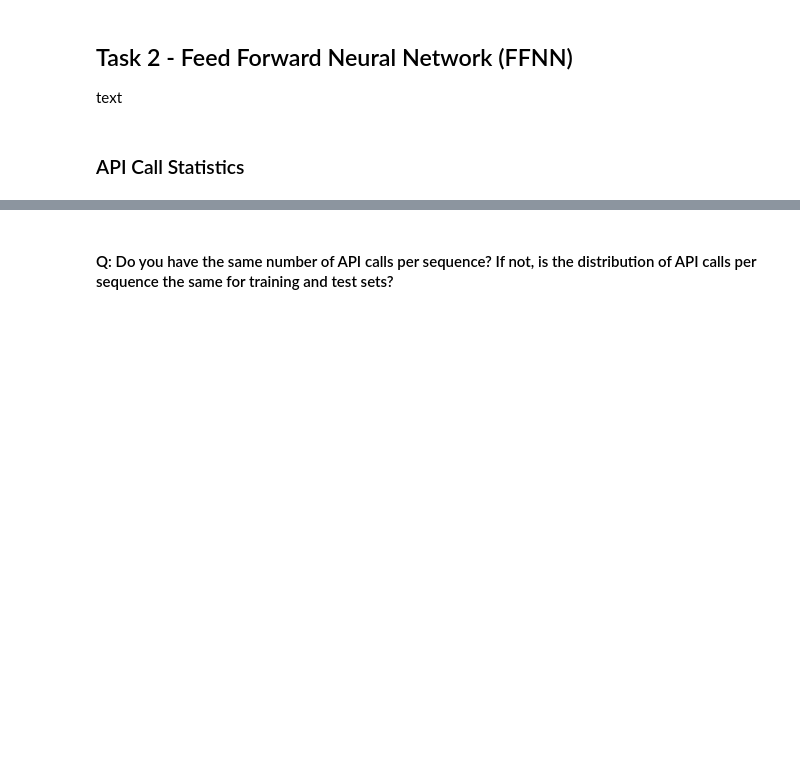
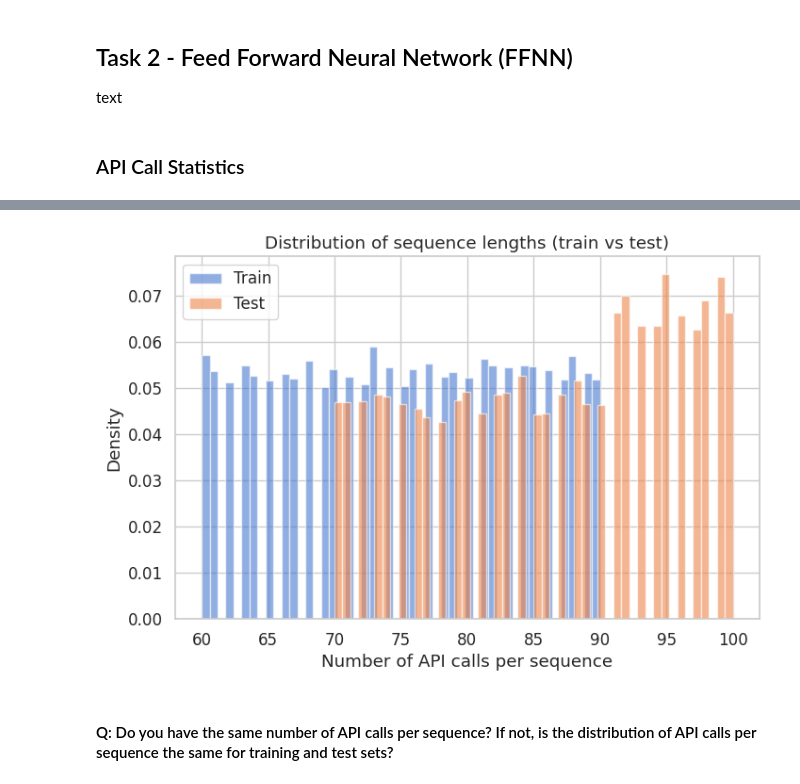
Before and after one commit to AImSecure/Laboratory2, a Jupyter notebook: lab/notebooks/Lab2_FFNN_RNN_GNN.ipynb, the cells around one changed output, grey strips where cells are left out. Drawn from its saved outputs; the diff is of its cells as text; code cells hidden in the pictures; blank space fills up the shorter version.

```diff
--- a/lab/notebooks/Lab2_FFNN_RNN_GNN.ipynb
+++ b/lab/notebooks/Lab2_FFNN_RNN_GNN.ipynb
@@ -381,3 +448,20 @@ save_dir = results_path + 'images/' + 'task2_plots/'
 os.makedirs(save_dir, exist_ok=True)
 # %% [markdown]
 ### API Call Statistics
+# %%
+# --- Compute the length (number of API calls) per sequence ---
+df_train['seq_length'] = df_train['api_call_sequence'].apply(len)
+df_test['seq_length'] = df_test['api_call_sequence'].apply(len)
+
+# --- Basic descriptive statistics ---
+print("Train set sequence length stats:")
+print(df_train['seq_length'].describe(), "\n")
+
+print("Test set sequence length stats:")
+print(df_test['seq_length'].describe(), "\n")
+
+# --- Check if all sequences have the same length ---
+same_length_train = df_train['seq_length'].nunique() == 1
+same_length_test = df_test['seq_length'].nunique() == 1
+print(f"All train sequences same length? {same_length_train}")
+print(f"All test sequences same length? {same_length_test}\n")
@@ -384,3 +502,15 @@ os.makedirs(save_dir, exist_ok=True)
+# %%
+# --- Compare distributions visually ---
+plt.figure(figsize=(8, 5))
+plt.hist(df_train['seq_length'], bins=50, alpha=0.6, label='Train', density=True)
+plt.hist(df_test['seq_length'], bins=50, alpha=0.6, label='Test', density=True)
+plt.xlabel("Number of API calls per sequence")
+plt.ylabel("Density")
+plt.title("Distribution of sequence lengths (train vs test)")
+plt.legend()
+plt.show()
+# %% [output]
+[figure, added]
 # %% [markdown]
 #### Q: Do you have the same number of API calls per sequence? If not, is the distribution of API calls per sequence the same for training and test sets?
 # %% [markdown]
```
Also changed, not shown: parts of 55 cells of this notebook.
